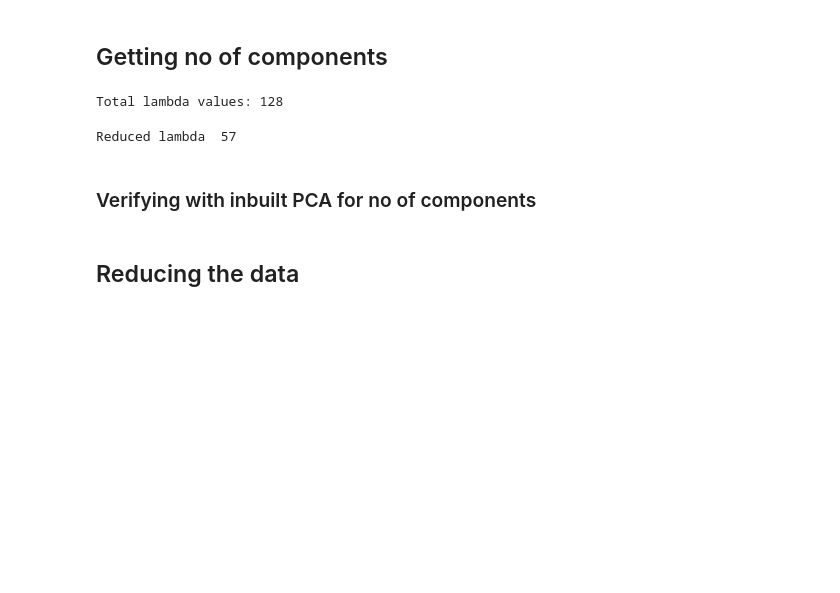
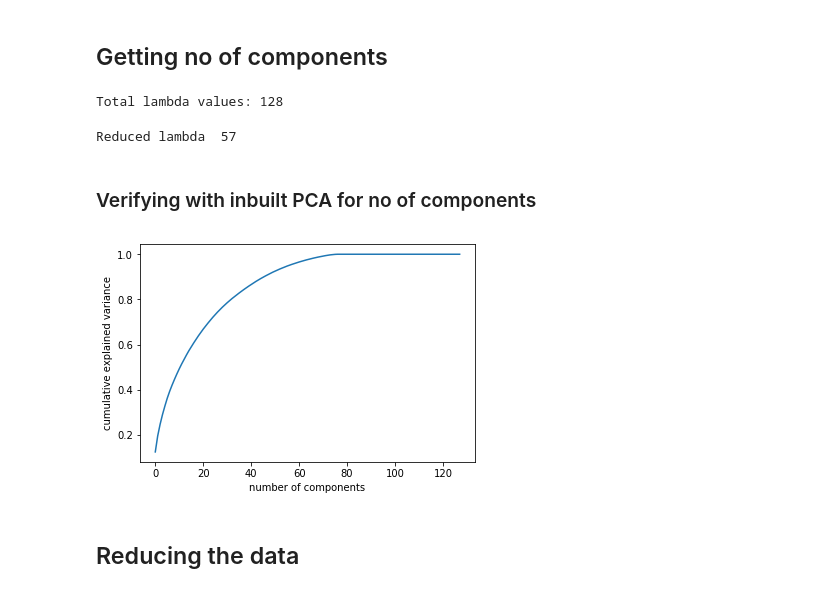
Before and after one commit to Rit-ctrl/Pattern-Recognition_2021, a Jupyter notebook: Assignment_3/q1.ipynb, the cells around one changed output. Drawn from its saved outputs; the diff is of its cells as text; code cells hidden in the pictures; blank space fills up the shorter version.

```diff
--- a/Assignment_3/q1.ipynb
+++ b/Assignment_3/q1.ipynb
@@ -230,6 +237,18 @@ print("Reduced lambda ",len(lambda_rd))
 Reduced lambda  57
 # %% [markdown]
 ### Verifying with inbuilt PCA for no of components
+# %%
+
+from sklearn.decomposition import PCA
+
+pca = PCA().fit(df_dim)
+plt.plot(np.cumsum(pca.explained_variance_ratio_))
+plt.xlabel('number of components')
+plt.ylabel('cumulative explained variance');
+
+#we can see for 0.95, we get around 60
+# %% [output]
+[figure, added]
 # %% [markdown]
 ## Reducing the data
 # %%
```
Also changed, not shown: parts of 2 cells of this notebook.
